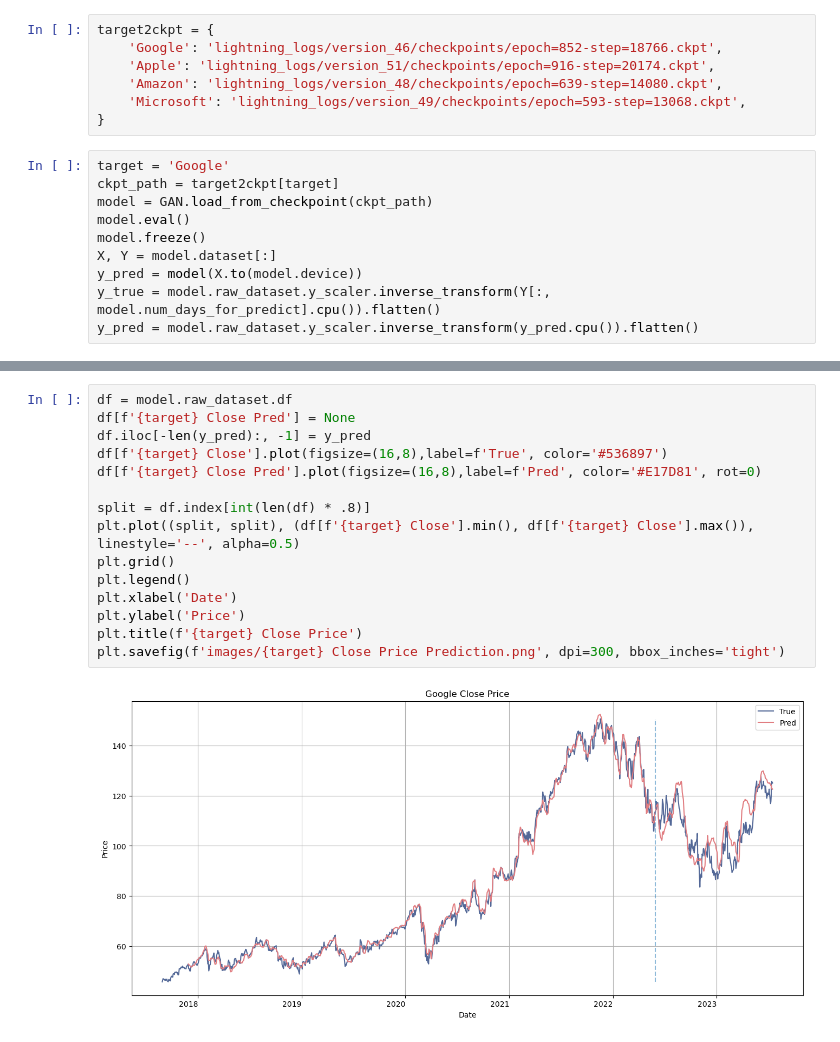
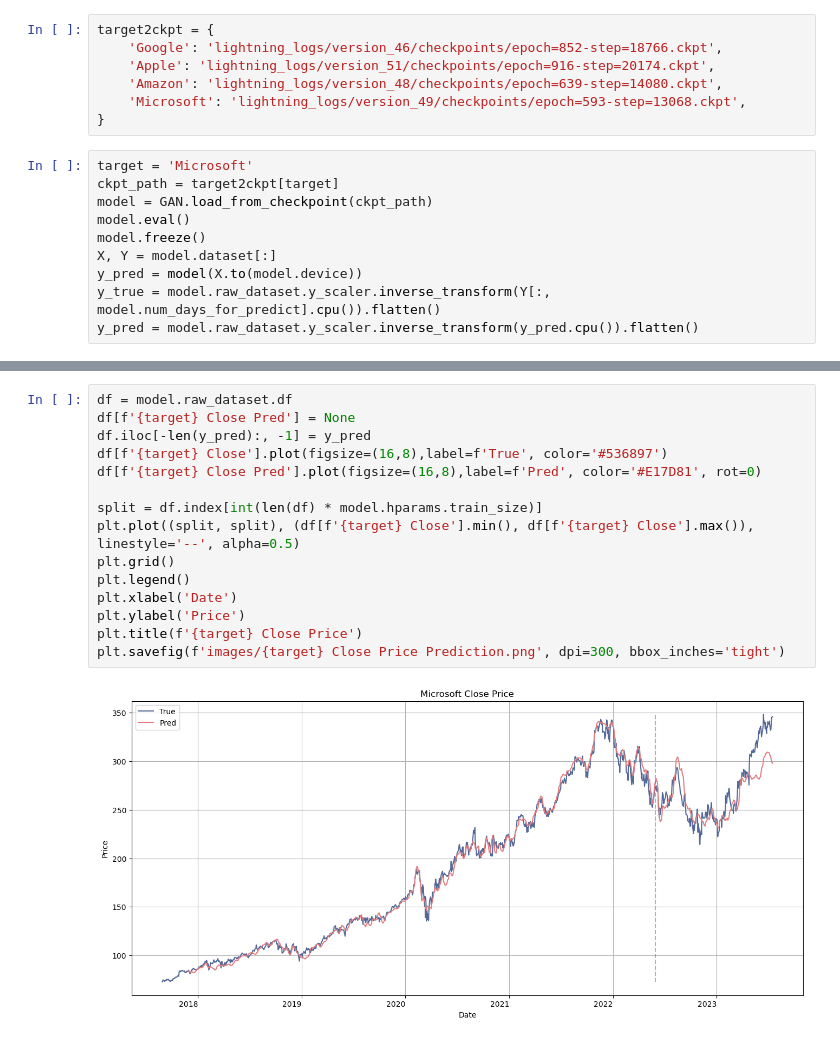
Before and after one commit to xsjk/Stock-Prediction, a Jupyter notebook: test.ipynb, the cells around one changed output, grey strips where cells are left out. Cells and saved outputs as stored; diff of their text form.

```diff
--- a/test.ipynb
+++ b/test.ipynb
@@ -13,7 +13,7 @@ target2ckpt = {
     'Microsoft': 'lightning_logs/version_49/checkpoints/epoch=593-step=13068.ckpt',
 }
 # %%
-target = 'Google'
+target = 'Microsoft'
 ckpt_path = target2ckpt[target]
 model = GAN.load_from_checkpoint(ckpt_path)
 model.eval()
@@ -49,17 +51,17 @@ test RMSE / standard RMSE: 2.843711252541123
 # %%
 df = model.raw_dataset.df
 df[f'{target} Close Pred'] = None
 df.iloc[-len(y_pred):, -1] = y_pred
 df[f'{target} Close'].plot(figsize=(16,8),label=f'True', color='#536897')
 df[f'{target} Close Pred'].plot(figsize=(16,8),label=f'Pred', color='#E17D81', rot=0)
 
-split = df.index[int(len(df) * .8)]
+split = df.index[int(len(df) * model.hparams.train_size)]
 plt.plot((split, split), (df[f'{target} Close'].min(), df[f'{target} Close'].max()), linestyle='--', alpha=0.5)
 plt.grid()
 plt.legend()
 plt.xlabel('Date')
 plt.ylabel('Price')
 plt.title(f'{target} Close Price')
 plt.savefig(f'images/{target} Close Price Prediction.png', dpi=300, bbox_inches='tight')
 # %% [output]
-[figure, old version]
+[figure, new version]
```
Also changed, not shown: parts of 1 cell of this notebook, 2 other files.
